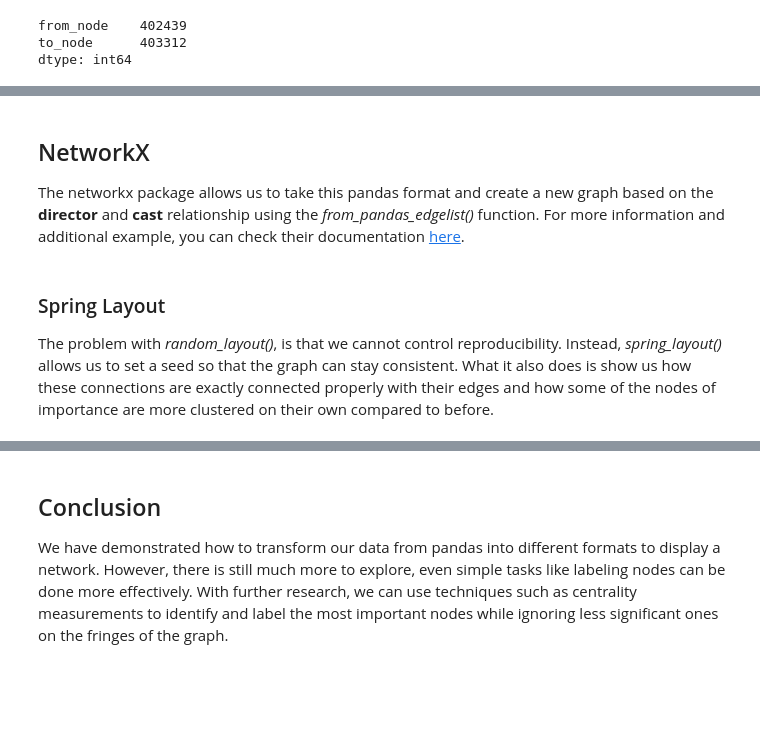
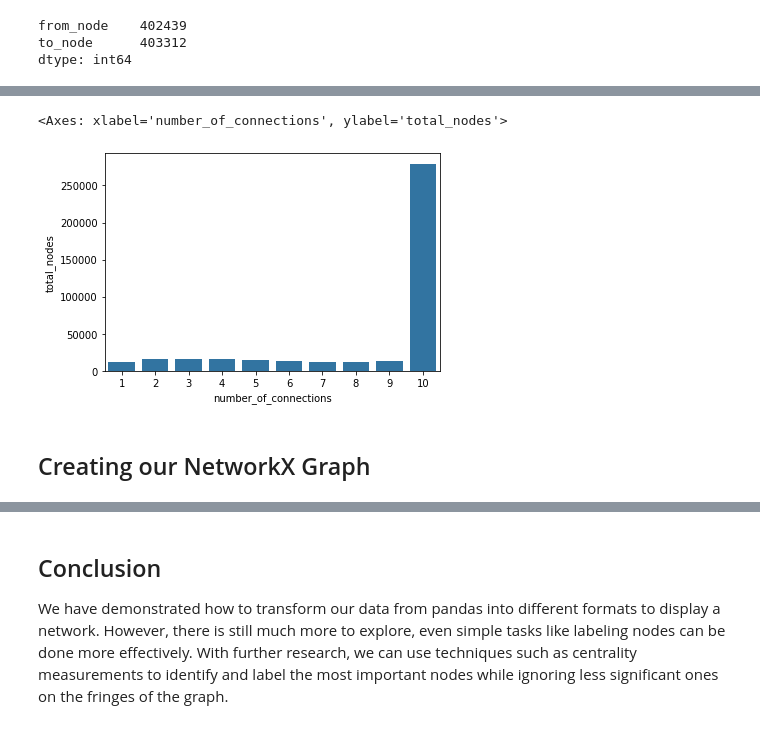
Before and after one commit to hellojohncruz/DATA-620, a Jupyter notebook: Graph Visualization/Graph Visualization.ipynb, the cells around one changed output, grey strips where cells are left out. Cells and saved outputs as stored; diff of their text form; code cells hidden in the pictures; blank space fills up the shorter version.

```diff
--- a/Graph Visualization/Graph Visualization.ipynb
+++ b/Graph Visualization/Graph Visualization.ipynb
@@ -107,4 +112,7 @@ df_graph.groupby('from_node')['to_node'].nunique().sort_values(ascending=False).
+# %%
+sns.barplot(data = pairs_df, x = 'number_of_connections', y = 'total_nodes')
+# %% [output]
+<Axes: xlabel='number_of_connections', ylabel='total_nodes'>
+[figure, added]
 # %% [markdown]
-## NetworkX
-
-The networkx package allows us to take this pandas format and create a new graph based on the **director** and **cast** relationship using the *from_pandas_edgelist()* function. For more information and additional example, you can check their documentation [here](https://networkx.org/nx-guides/content/exploratory_notebooks/facebook_notebook.html).
+## Creating our NetworkX Graph
@@ -113,7 +124,3 @@ G = nx.from_pandas_edgelist(explode_df, "director", "cast")
-# %% [markdown]
-### Spring Layout
-
-The problem with *random_layout()*, is that we cannot control reproducibility. Instead, *spring_layout()* allows us to set a seed so that the graph can stay consistent. What it also does is show us how these connections are exactly connected properly with their edges and how some of the nodes of importance are more clustered on their own compared to before.
 # %%
 fig, ax = plt.subplots(figsize=(15, 9))
 ax.axis("off")
```
Also changed, not shown: parts of 11 cells of this notebook.
